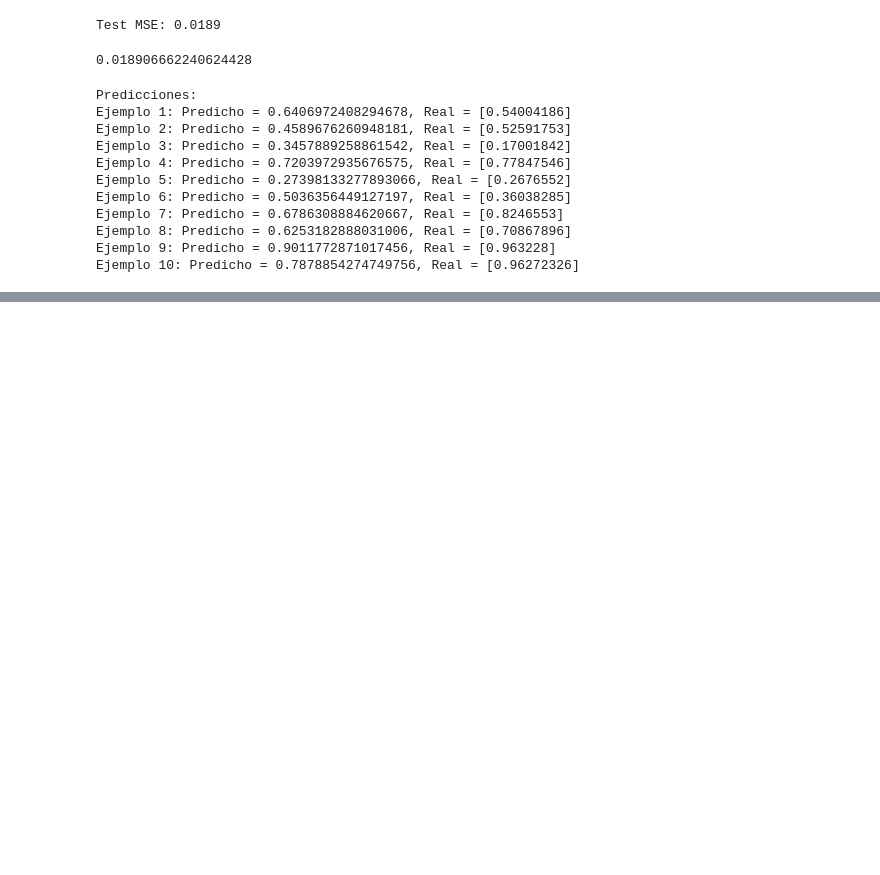
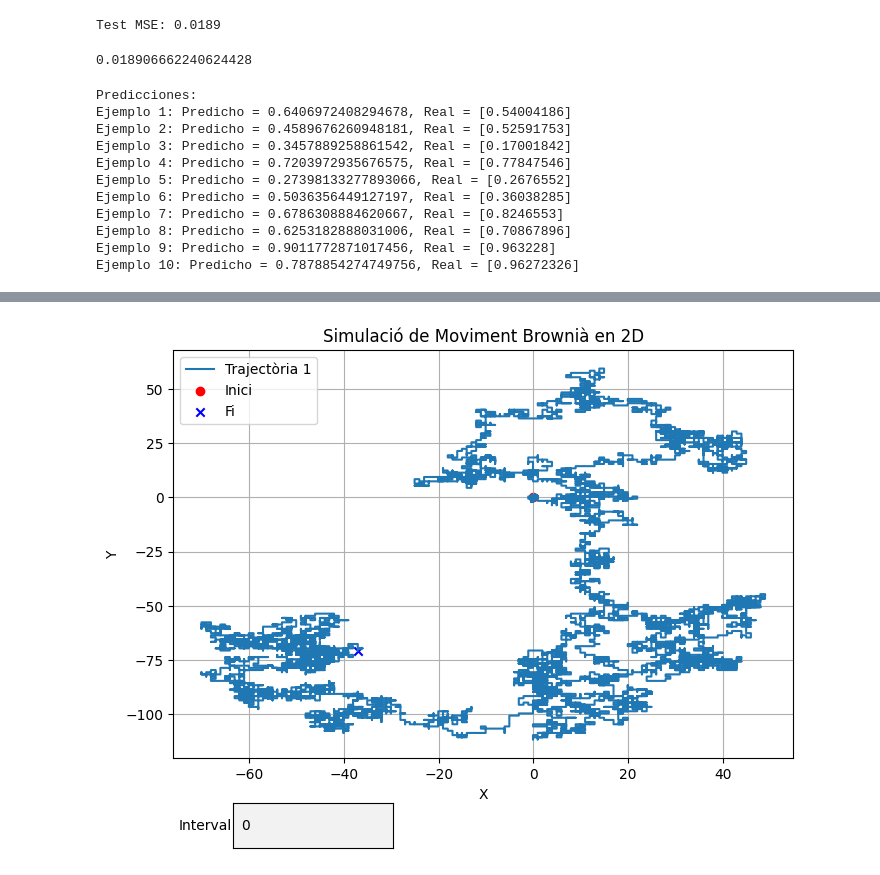
Before and after one commit to Sebastiano0248/AnomalousLib, a Jupyter notebook: notebooks/experiments/trainingTrajectoryTypeClassifier.ipynb, the cells around one changed output, grey strips where cells are left out. Drawn from its saved outputs; the diff is of its cells as text; code cells hidden in the pictures; blank space fills up the shorter version.

```diff
--- a/notebooks/experiments/trainingTrajectoryTypeClassifier.ipynb
+++ b/notebooks/experiments/trainingTrajectoryTypeClassifier.ipynb
@@ -251,0 +448,35 @@ NameError: name 'le' is not defined
+# %%
+from collections import Counter
+import numpy as np
+import matplotlib.pyplot as plt
+
+# Generar dos trayectorias de tipos diferentes y concatenarlas
+dg = DatasetGenerator(num_particules=1)
+traj1 = dg.generate_FractionalBrownianMotion(num_passos=10000, random_params=True)
+traj2 = dg.generate_RandomWalk(num_passos=10000, random_params=True)
+
+# Concatenar las trayectorias
+traj_concat = traj1.copy()
+# Obtener el último valor de traj1
+last_coords_traj1 = np.array(traj1.iloc[0]["coords"])
+last_point = last_coords_traj1[:, -1]
+
+# Obtener los valores de traj2 y sumarle el último punto de traj1
+coords_traj2 = np.array(traj2.iloc[0]["coords"])
+coords_traj2_shifted = coords_traj2 + last_point[:, None]
+
+# Concatenar las coordenadas
+coords_concat = np.concatenate([last_coords_traj1, coords_traj2_shifted], axis=1)
+
+# Actualizar el DataFrame concatenado
+traj_concat.at[0, "coords"] = coords_concat.tolist()
+traj_concat.at[0, "num_steps"] = coords_concat.shape[1]
+traj_concat.at[0, "trajectory_type"] = traj1.iloc[0]["trajectory_type"] + "+" + traj2.iloc[0]["trajectory_type"]
+
+traj = traj_concat
+# %%
+from src.analysis.DataAnalyzer import DataAnalyzer
+DataAnalyzer = DataAnalyzer(traj)
+DataAnalyzer.mostrar_trajectories()
+# %% [output]
+[figure, added]
```
Also changed, not shown: parts of 17 cells of this notebook, 2 other files.
